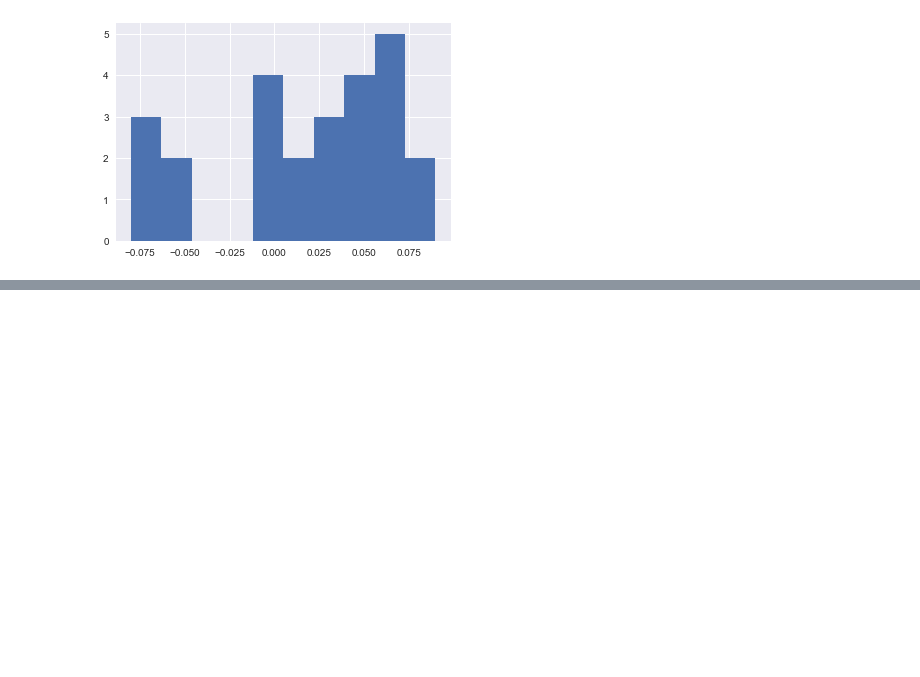
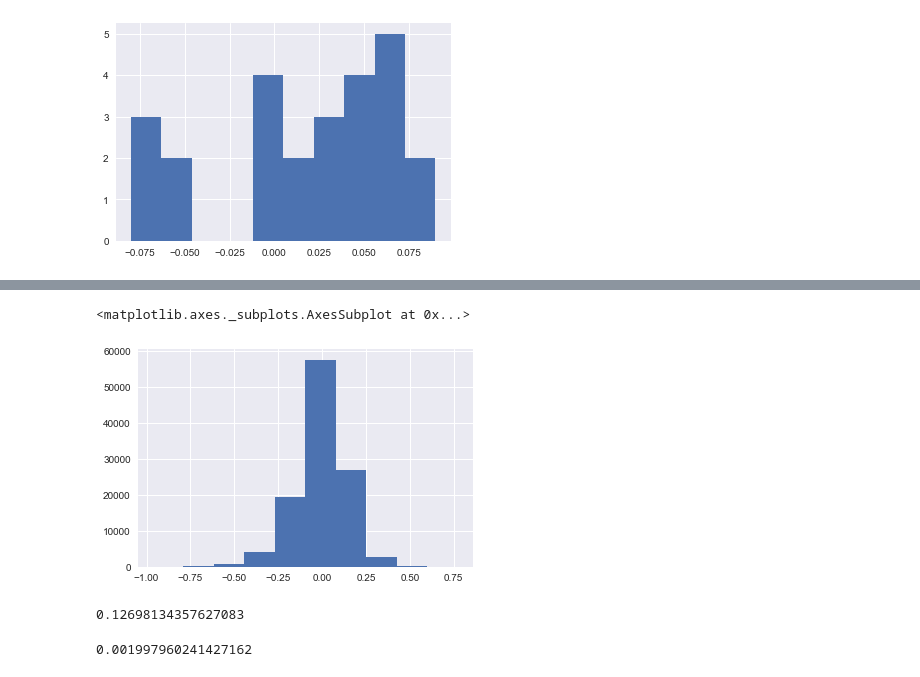
Before and after one commit to kamiseko/factor-test, a Jupyter notebook: research_paper_backtest.ipynb, the cells around one changed output, grey strips where cells are left out. Cells and saved outputs as stored; diff of their text form; code cells hidden in the pictures; blank space fills up the shorter version.

Commit message:
add weighted open ratio

```diff
--- a/research_paper_backtest.ipynb
+++ b/research_paper_backtest.ipynb
@@ -471,0 +538,5 @@ plt.hist(pnlseries)
+# %%
+data = pd.read_csv(old_path+filename,infer_datetime_format=True,header=None,names = ['Open', 'High', 'Low', 'Close','TotalVolume','OpenInterest'])
+data.index = data.index.map(lambda x : pd.to_datetime(x))
+# %%
+data['OpenRatio'] = (data['OpenInterest'] - data['OpenInterest'].shift(1)) / data['TotalVolume']
@@ -471,0 +586,2 @@ plt.hist(pnlseries)
+# %%
+c = data.loc[startTime:].groupby(pd.TimeGrouper(freq='5Min'))
@@ -471,0 +610,6 @@ plt.hist(pnlseries)
+# %%
+# Rescale openratio by the rank of Volume corresponding trading minute. e.g.Weighing the Open ratio by the order of total volume.
+a = c['TotalVolume'].rank()/15 * data['OpenRatio']
+dataslice = data.loc[a.index]
+dataslice['ModiOR'] = a
+dataslice.groupby(pd.TimeGrouper(freq='5Min'))['OpenRatio'].mean().dropna().describe()
@@ -471,0 +626,10 @@ plt.hist(pnlseries)
+# %%
+dataslice.groupby(pd.TimeGrouper(freq='5Min'))['OpenRatio'].mean().dropna().hist()
+# %% [output]
+<matplotlib.axes._subplots.AxesSubplot at 0x...>
+[figure, added]
+# %%
+dataModi = dataslice.groupby(pd.TimeGrouper(freq='5Min'))['OpenRatio'].mean().dropna()
+dataModi.quantile(0.85)
+# %% [output]
+0.12698134357627083
@@ -471,0 +655,4 @@ plt.hist(pnlseries)
+# %%
+dfResampled['OpenRatio'].median()
+# %% [output]
+0.001997960241427162
```
Also changed, not shown: parts of 56 cells of this notebook.
